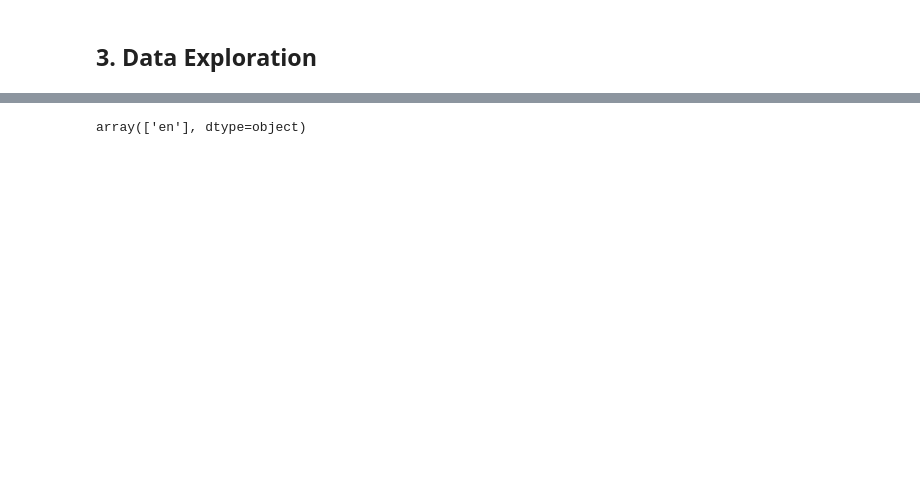
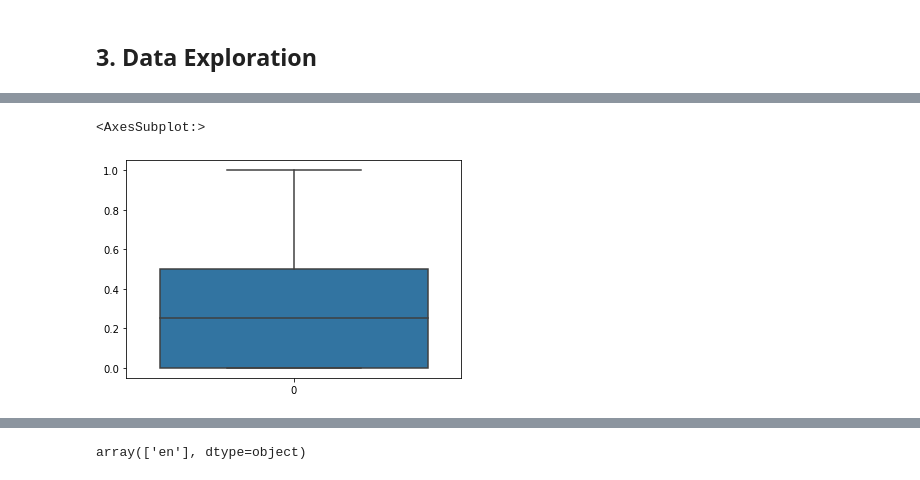
Before and after one commit to isaaclucky/Twitter-Data-Analysis, a Jupyter notebook: Data Exploration (EDA).ipynb, the cells around one changed output, grey strips where cells are left out. Saved outputs shown, nothing was run; the diff lists cells and outputs as text; code cells hidden in the pictures; blank space fills up the shorter version.

```diff
--- a/Data Exploration (EDA).ipynb
+++ b/Data Exploration (EDA).ipynb
@@ -111,0 +144,5 @@ dtype: object
+# %%
+sns.boxplot(data = df['subjectivity'])
+# %% [output]
+<AxesSubplot:>
+[figure, added]
```
Also changed, not shown: parts of 65 cells of this notebook.
